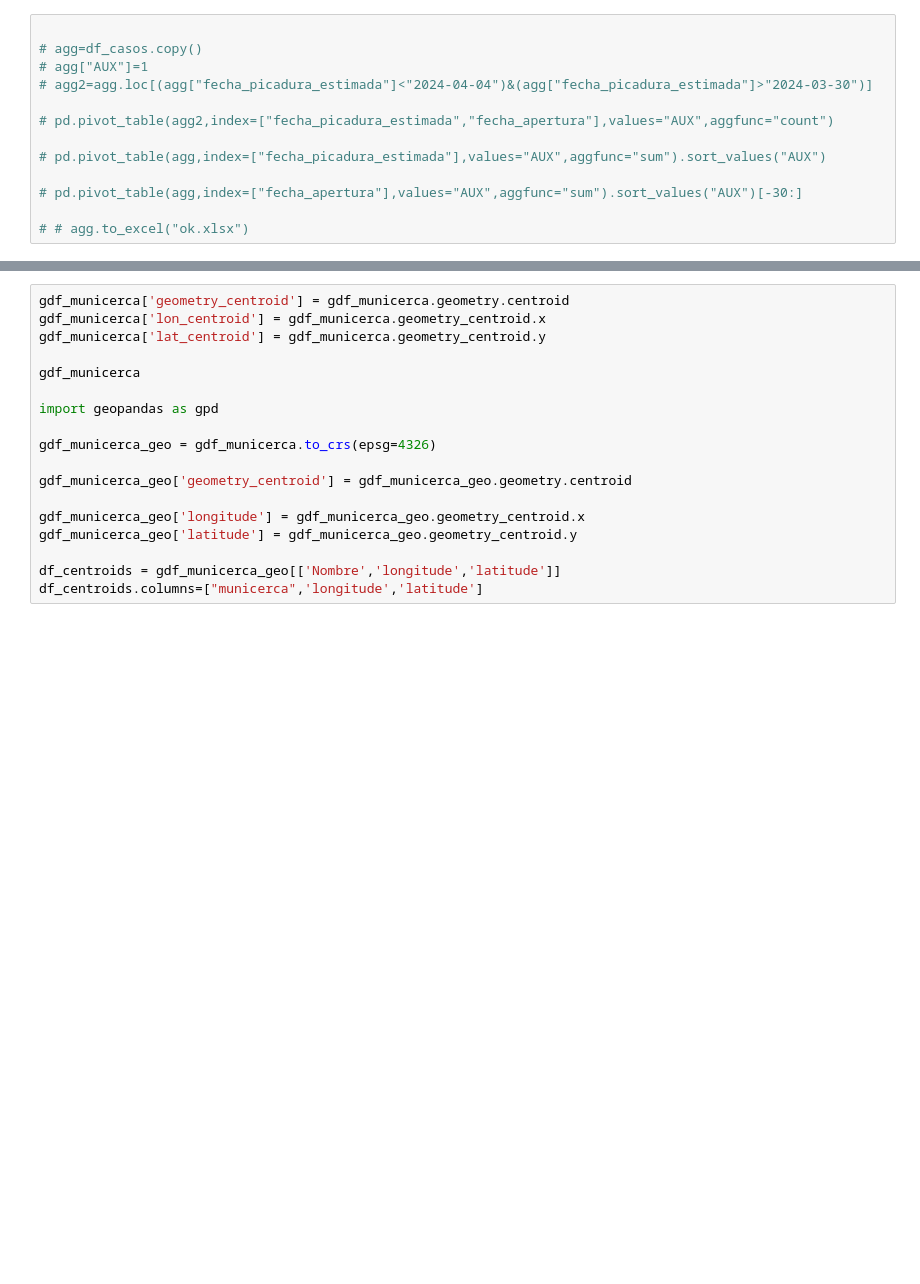
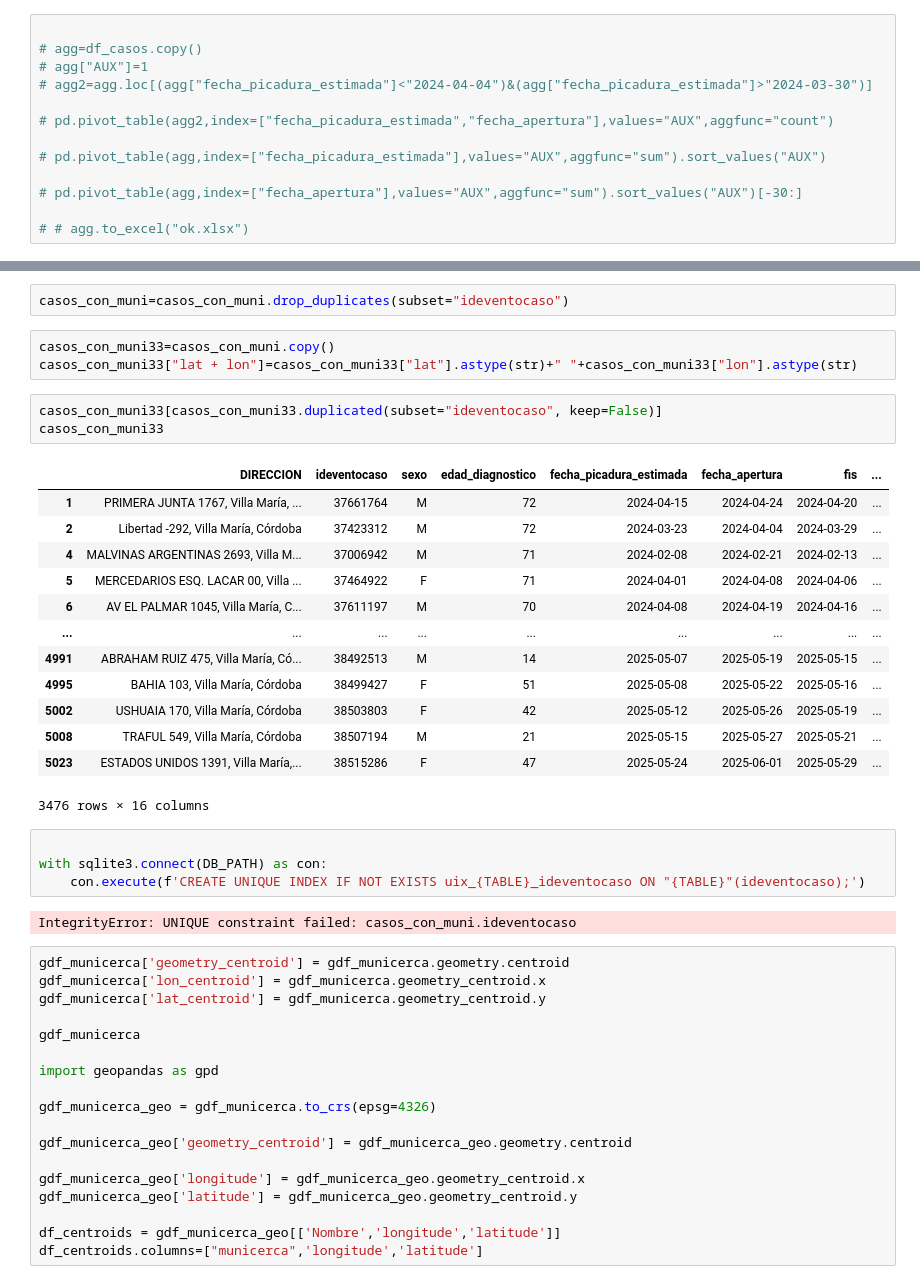
Before and after one commit to Nainho1703/Plataforma-Dengue, a Jupyter notebook: model/1.- preprocesar_datos.ipynb, the cells around one changed output, grey strips where cells are left out. Drawn from its saved outputs; the diff is of its cells as text; blank space fills up the shorter version.

```diff
--- a/model/1.- preprocesar_datos.ipynb
+++ b/model/1.- preprocesar_datos.ipynb
@@ -358,3 +554,31 @@ plt.show()
+# %%
+casos_con_muni=casos_con_muni.drop_duplicates(subset="ideventocaso")
+# %%
+casos_con_muni33=casos_con_muni.copy()
+casos_con_muni33["lat + lon"]=casos_con_muni33["lat"].astype(str)+" "+casos_con_muni33["lon"].astype(str)
+# %%
+casos_con_muni33[casos_con_muni33.duplicated(subset="ideventocaso", keep=False)]
+casos_con_muni33
+# %% [output]
+|  | DIRECCION | ideventocaso | sexo | edad_diagnostico | fecha_picadura_estimada | fecha_apertura | fis | ... |
+| 1 | PRIMERA JUNTA 1767, Villa María, ... | 37661764 | M | 72 | 2024-04-15 | 2024-04-24 | 2024-04-20 | ... |
+| 2 | Libertad -292, Villa María, Córdoba | 37423312 | M | 72 | 2024-03-23 | 2024-04-04 | 2024-03-29 | ... |
+| 4 | MALVINAS ARGENTINAS 2693, Villa M... | 37006942 | M | 71 | 2024-02-08 | 2024-02-21 | 2024-02-13 | ... |
+| 5 | MERCEDARIOS ESQ. LACAR 00, Villa ... | 37464922 | F | 71 | 2024-04-01 | 2024-04-08 | 2024-04-06 | ... |
+| 6 | AV EL PALMAR 1045, Villa María, C... | 37611197 | M | 70 | 2024-04-08 | 2024-04-19 | 2024-04-16 | ... |
+| ... | ... | ... | ... | ... | ... | ... | ... | ... |
+| 4991 | ABRAHAM RUIZ 475, Villa María, Có... | 38492513 | M | 14 | 2025-05-07 | 2025-05-19 | 2025-05-15 | ... |
+| 4995 | BAHIA 103, Villa María, Córdoba | 38499427 | F | 51 | 2025-05-08 | 2025-05-22 | 2025-05-16 | ... |
+| 5002 | USHUAIA 170, Villa María, Córdoba | 38503803 | F | 42 | 2025-05-12 | 2025-05-26 | 2025-05-19 | ... |
+| 5008 | TRAFUL 549, Villa María, Córdoba | 38507194 | M | 21 | 2025-05-15 | 2025-05-27 | 2025-05-21 | ... |
+| 5023 | ESTADOS UNIDOS 1391, Villa María,... | 38515286 | F | 47 | 2025-05-24 | 2025-06-01 | 2025-05-29 | ... |
+3476 rows × 16 columns
+# %%
+
+with sqlite3.connect(DB_PATH) as con:
+    con.execute(f'CREATE UNIQUE INDEX IF NOT EXISTS uix_{TABLE}_ideventocaso ON "{TABLE}"(ideventocaso);')
+# %% [output]
+IntegrityError: UNIQUE constraint failed: casos_con_muni.ideventocaso
 # %%
 gdf_municerca['geometry_centroid'] = gdf_municerca.geometry.centroid
 gdf_municerca['lon_centroid'] = gdf_municerca.geometry_centroid.x
```
Also changed, not shown: parts of 18 cells of this notebook, 53 other files.
